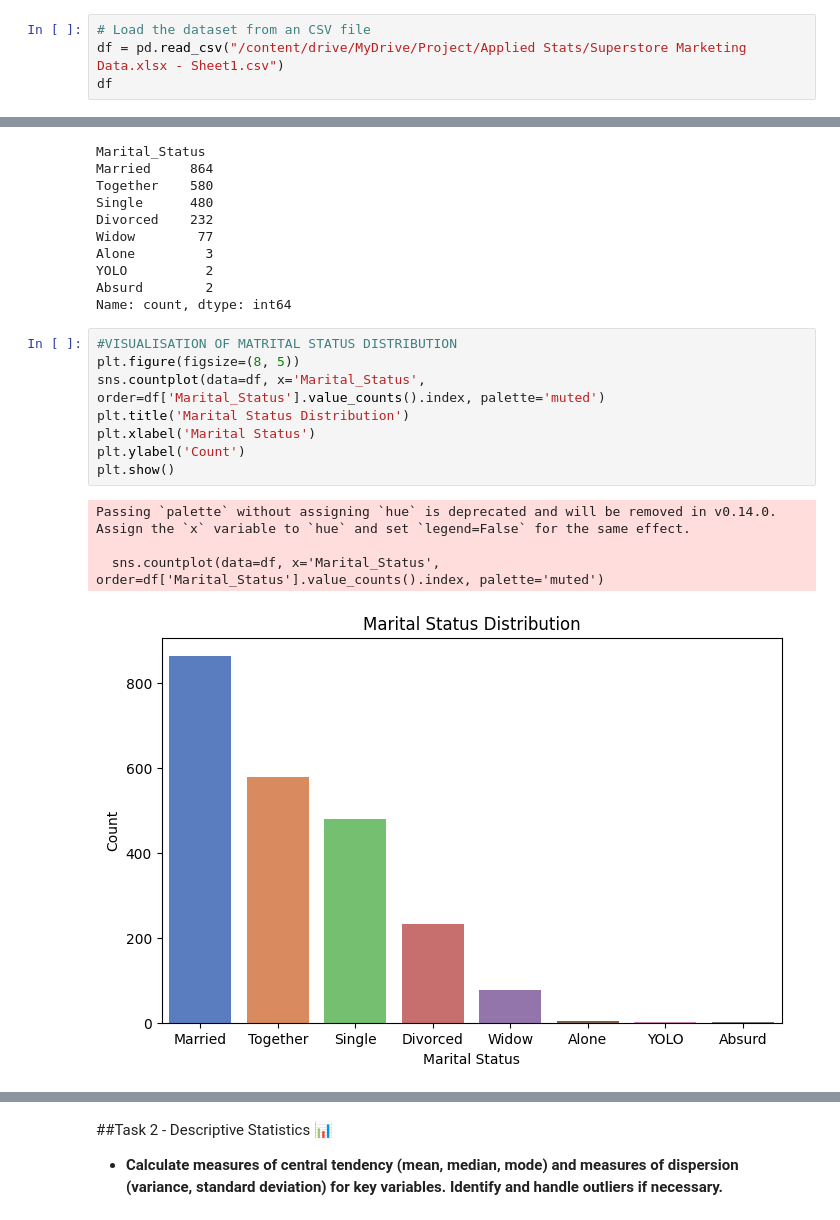
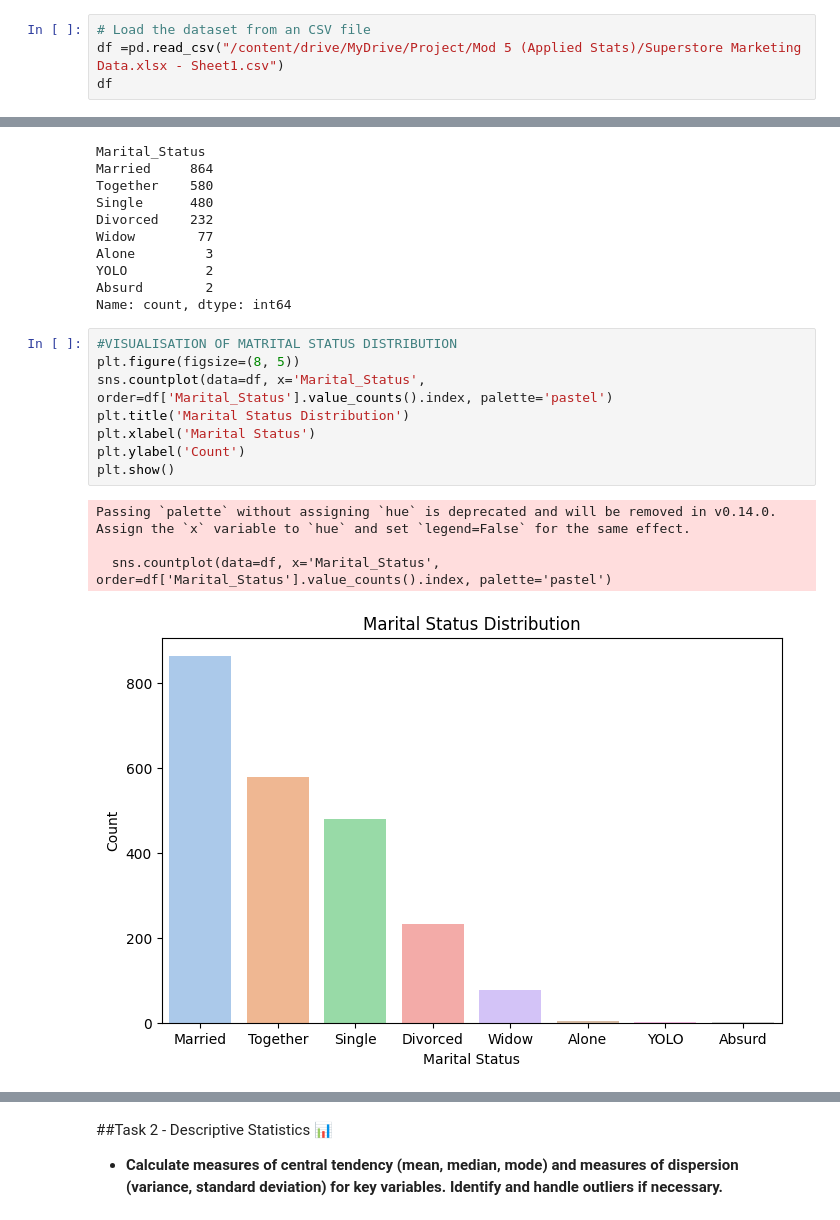
Before and after one commit to KapilMusle/Customer-Purchase-Behavior-Analysis, a Jupyter notebook: Applied Statistics Project.ipynb, the cells around one changed output, grey strips where cells are left out. Saved outputs shown, nothing was run; the diff lists cells and outputs as text.

```diff
--- a/Applied Statistics Project.ipynb
+++ b/Applied Statistics Project.ipynb
@@ -66,6 +68,6 @@ Mounted at /content/drive
 # %%
 # Load the dataset from an CSV file
-df = pd.read_csv("/content/drive/MyDrive/Project/Applied Stats/Superstore Marketing Data.xlsx - Sheet1.csv")
+df =pd.read_csv("/content/drive/MyDrive/Project/Mod 5 (Applied Stats)/Superstore Marketing Data.xlsx - Sheet1.csv")
 df
 # %% [output]
 |  | Id | Year_Birth | Education | Marital_Status | Income | Kidhome | Teenhome | Dt_Customer | Recency | ... |
@@ -256,16 +263,16 @@ Name: count, dtype: int64
 # %%
 #VISUALISATION OF MATRITAL STATUS DISTRIBUTION
 plt.figure(figsize=(8, 5))
-sns.countplot(data=df, x='Marital_Status', order=df['Marital_Status'].value_counts().index, palette='muted')
+sns.countplot(data=df, x='Marital_Status', order=df['Marital_Status'].value_counts().index, palette='pastel')
 plt.title('Marital Status Distribution')
 plt.xlabel('Marital Status')
 plt.ylabel('Count')
 plt.show()
 # %% [output]
 Passing `palette` without assigning `hue` is deprecated and will be removed in v0.14.0. Assign the `x` variable to `hue` and set `legend=False` for the same effect.
 
-  sns.countplot(data=df, x='Marital_Status', order=df['Marital_Status'].value_counts().index, palette='muted')
+  sns.countplot(data=df, x='Marital_Status', order=df['Marital_Status'].value_counts().index, palette='pastel')
-[figure, old version]
+[figure, new version]
 # %% [markdown]
 
 
```
Also changed, not shown: parts of 15 cells of this notebook.
